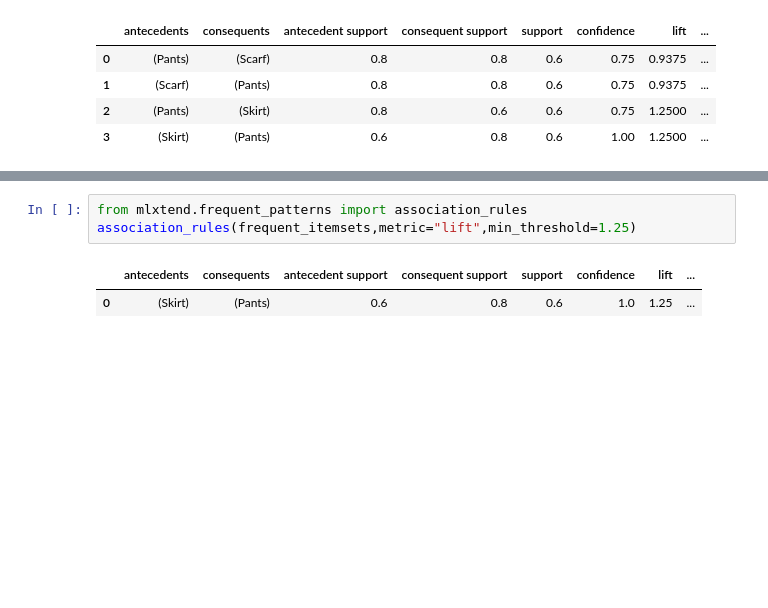
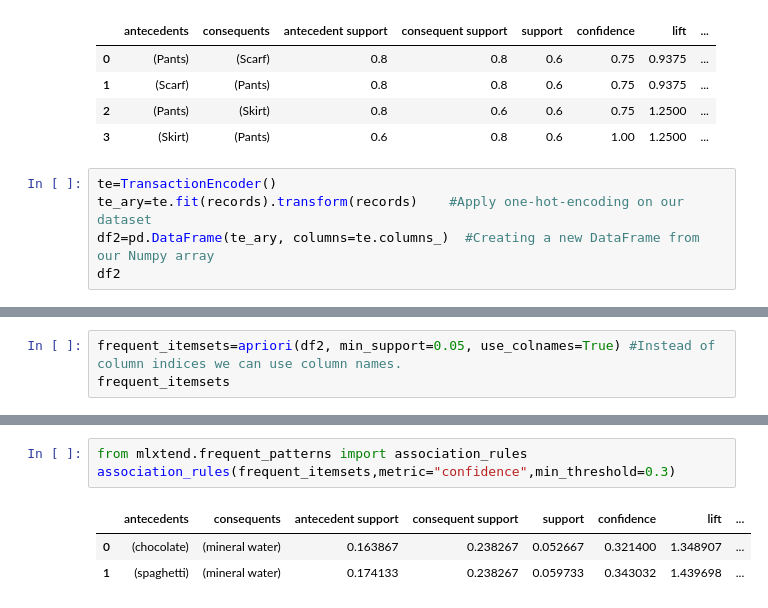
Before and after one commit to HamoudaBenAbdennebi/ai, a Jupyter notebook: Untitled2.ipynb, the cells around one changed output, grey strips where cells are left out. Saved outputs shown, nothing was run; the diff lists cells and outputs as text; blank space fills up the shorter version.

```diff
--- a/Untitled2.ipynb
+++ b/Untitled2.ipynb
@@ -96,3 +96,8 @@ association_rules(frequent_itemsets,metric="confidence",min_threshold=0.7) # ass
 | 1 | (Scarf) | (Pants) | 0.8 | 0.8 | 0.6 | 0.75 | 0.9375 | ... |
 | 2 | (Pants) | (Skirt) | 0.8 | 0.6 | 0.6 | 0.75 | 1.2500 | ... |
 | 3 | (Skirt) | (Pants) | 0.6 | 0.8 | 0.6 | 1.00 | 1.2500 | ... |
+# %%
+te=TransactionEncoder()
+te_ary=te.fit(records).transform(records)    #Apply one-hot-encoding on our dataset
+df2=pd.DataFrame(te_ary, columns=te.columns_)  #Creating a new DataFrame from our Numpy array
+df2
@@ -98,0 +129,3 @@ association_rules(frequent_itemsets,metric="confidence",min_threshold=0.7) # ass
+# %%
+frequent_itemsets=apriori(df2, min_support=0.05, use_colnames=True) #Instead of column indices we can use column names.
+frequent_itemsets
@@ -99,6 +150,7 @@ association_rules(frequent_itemsets,metric="confidence",min_threshold=0.7) # ass
 # %%
 from mlxtend.frequent_patterns import association_rules
-association_rules(frequent_itemsets,metric="lift",min_threshold=1.25)
+association_rules(frequent_itemsets,metric="confidence",min_threshold=0.3)
 # %% [output]
 |  | antecedents | consequents | antecedent support | consequent support | support | confidence | lift | ... |
-| 0 | (Skirt) | (Pants) | 0.6 | 0.8 | 0.6 | 1.0 | 1.25 | ... |
+| 0 | (chocolate) | (mineral water) | 0.163867 | 0.238267 | 0.052667 | 0.321400 | 1.348907 | ... |
+| 1 | (spaghetti) | (mineral water) | 0.174133 | 0.238267 | 0.059733 | 0.343032 | 1.439698 | ... |
```
Also changed, not shown: parts of 4 cells of this notebook.
